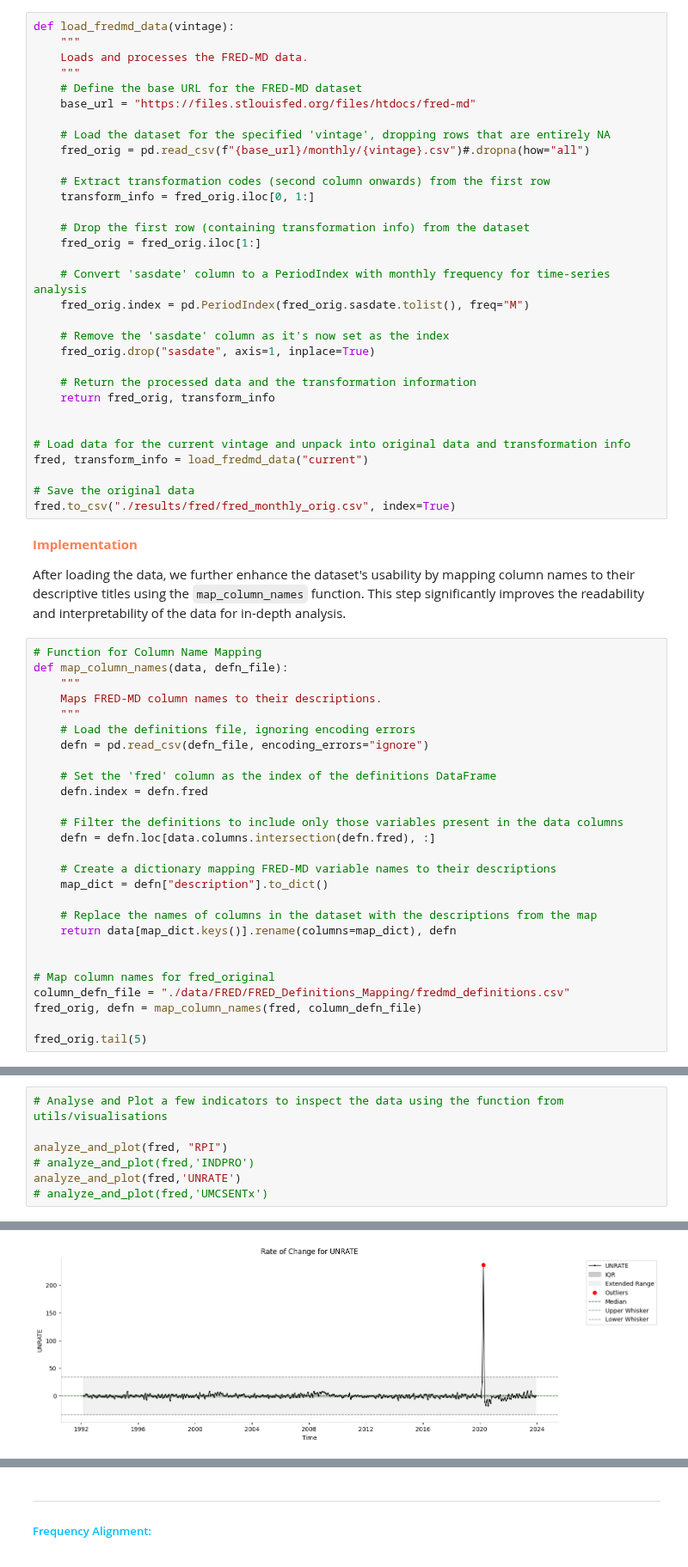
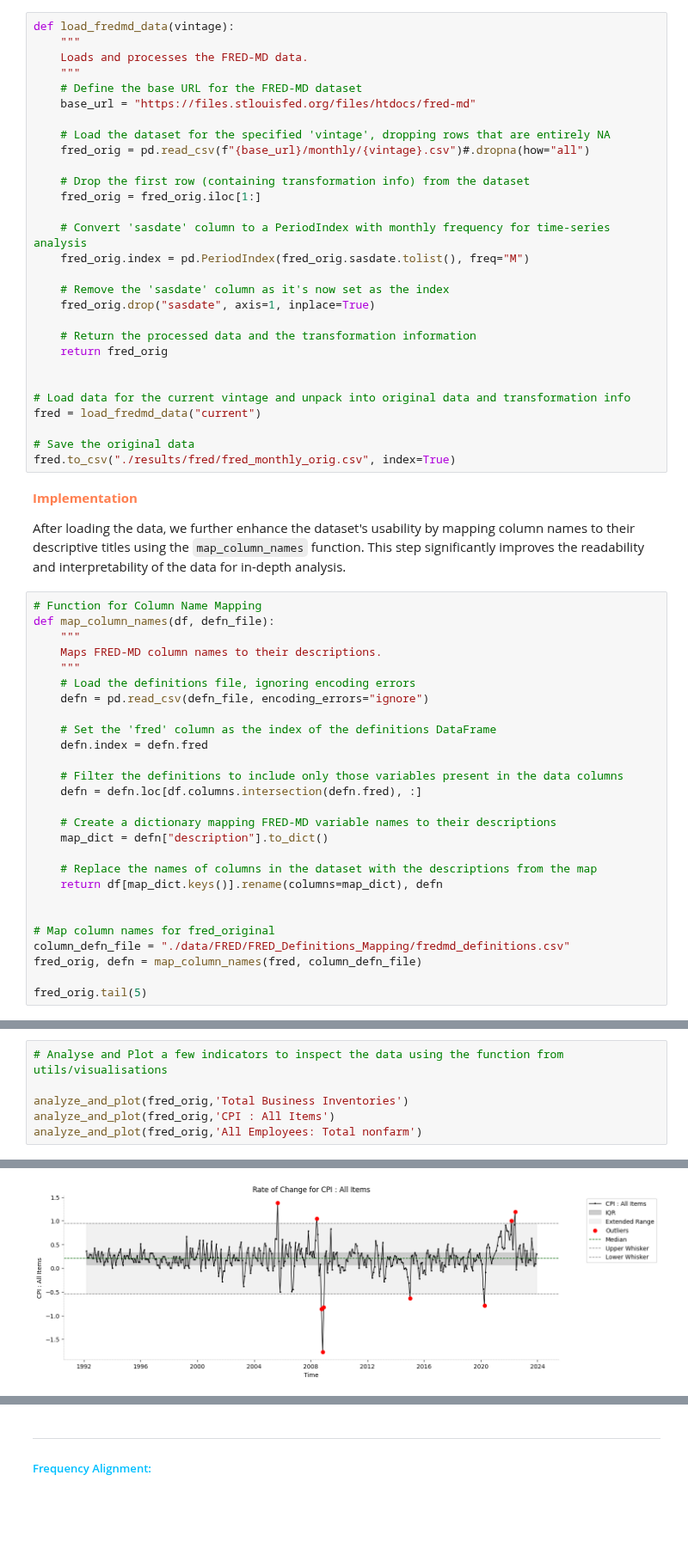
Before and after one commit to janjannagtegaal/NowCasting-M1, a Jupyter notebook: [1]M1_clean_and_preprocess.ipynb, the cells around one changed output, grey strips where cells are left out. Shown at 86% size. Drawn from its saved outputs; the diff is of its cells as text; blank space fills up the shorter version.

```diff
--- a/[1]M1_clean_and_preprocess.ipynb
+++ b/[1]M1_clean_and_preprocess.ipynb
@@ -306,9 +386,6 @@ def load_fredmd_data(vintage):
     # Load the dataset for the specified 'vintage', dropping rows that are entirely NA
     fred_orig = pd.read_csv(f"{base_url}/monthly/{vintage}.csv")#.dropna(how="all")
 
-    # Extract transformation codes (second column onwards) from the first row
-    transform_info = fred_orig.iloc[0, 1:]
-
     # Drop the first row (containing transformation info) from the dataset
     fred_orig = fred_orig.iloc[1:]
 
@@ -319,11 +396,11 @@ def load_fredmd_data(vintage):
     fred_orig.drop("sasdate", axis=1, inplace=True)
 
     # Return the processed data and the transformation information
-    return fred_orig, transform_info
+    return fred_orig
 
 
 # Load data for the current vintage and unpack into original data and transformation info
-fred, transform_info = load_fredmd_data("current")
+fred = load_fredmd_data("current")
 
 # Save the original data
 fred.to_csv("./results/fred/fred_monthly_orig.csv", index=True)
@@ -337,7 +414,7 @@ fred.to_csv("./results/fred/fred_monthly_orig.csv", index=True)
 After loading the data, we further enhance the dataset's usability by mapping column names to their descriptive titles using the `map_column_names` function. This step significantly improves the readability and interpretability of the data for in-depth analysis.
 # %%
 # Function for Column Name Mapping
-def map_column_names(data, defn_file):
+def map_column_names(df, defn_file):
     """
     Maps FRED-MD column names to their descriptions.
     """
@@ -348,13 +425,13 @@ def map_column_names(data, defn_file):
     defn.index = defn.fred
 
     # Filter the definitions to include only those variables present in the data columns
-    defn = defn.loc[data.columns.intersection(defn.fred), :]
+    defn = defn.loc[df.columns.intersection(defn.fred), :]
 
     # Create a dictionary mapping FRED-MD variable names to their descriptions
     map_dict = defn["description"].to_dict()
 
     # Replace the names of columns in the dataset with the descriptions from the map
-    return data[map_dict.keys()].rename(columns=map_dict), defn
+    return df[map_dict.keys()].rename(columns=map_dict), defn
 
 
 # Map column names for fred_original
@@ -372,8 +449,7 @@ fred_orig.tail(5)
 # %%
 # Analyse and Plot a few indicators to inspect the data using the function from utils/visualisations
 
-analyze_and_plot(fred, "RPI")
-# analyze_and_plot(fred,'INDPRO')
-analyze_and_plot(fred,'UNRATE')
-# analyze_and_plot(fred,'UMCSENTx')
+analyze_and_plot(fred_orig,'Total Business Inventories')
+analyze_and_plot(fred_orig,'CPI : All Items')
+analyze_and_plot(fred_orig,'All Employees: Total nonfarm')
 # %% [output]
@@ -381 +457 @@ analyze_and_plot(fred,'UNRATE')
-[figure, old version]
+[figure, new version]
```
Also changed, not shown: parts of 39 cells of this notebook, 13 other files.
